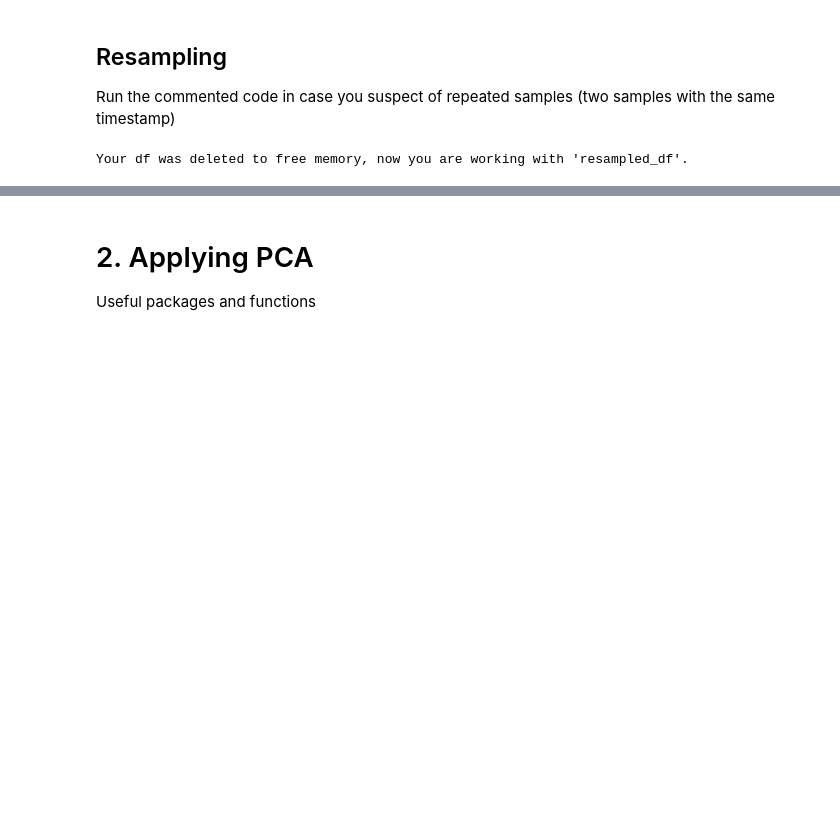
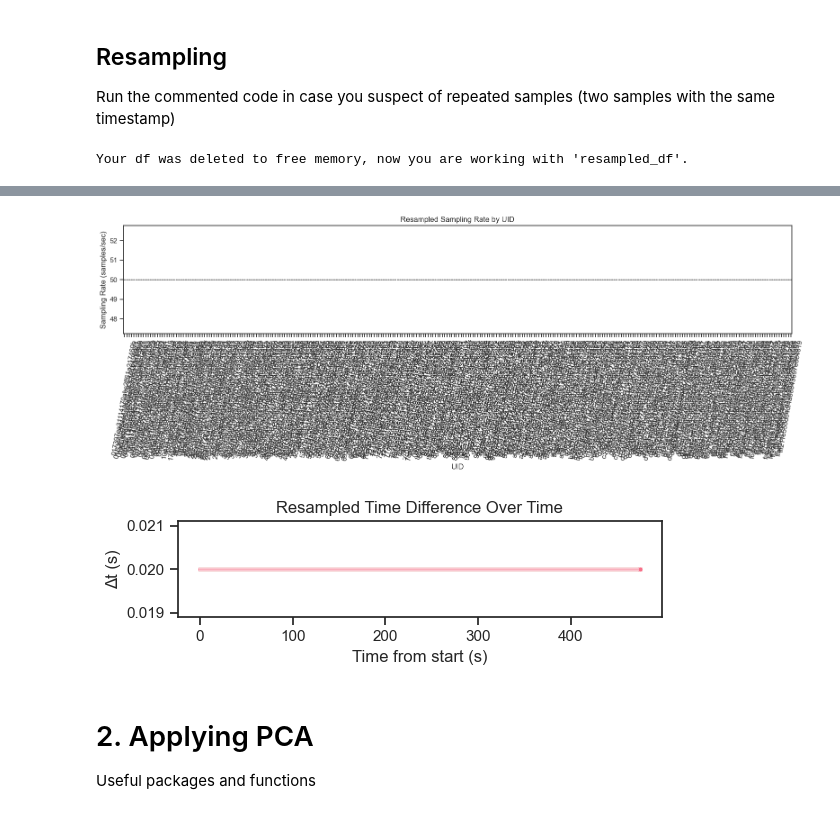
Before and after one commit to JohnMadrid/pca-driving-behavior, a Jupyter notebook: 2_pca.ipynb, the cells around one changed output, grey strips where cells are left out. Saved outputs shown, nothing was run; the diff lists cells and outputs as text; code cells hidden in the pictures; blank space fills up the shorter version.

```diff
--- a/2_pca.ipynb
+++ b/2_pca.ipynb
@@ -239,7 +239,10 @@ resampled_df.head()
 | 3 | 017397ca31114170abc2ff61a217460b | 1970-01-01 02:56:39.720000+00:00 | NoEv | -1.098943 | -3.900335 | 74.650599 | 0.830270 | ... |
 | 4 | 017397ca31114170abc2ff61a217460b | 1970-01-01 02:56:39.740000+00:00 | NoEv | -0.994679 | -3.919528 | 74.621516 | 0.819260 | ... |
 # %%
-# plot_sampling_rate_and_time_diff(resampled_df, title='Resampled')
+plot_sampling_rate_and_time_diff(resampled_df, title='Resampled')
+# %% [output]
+[figure, added]
+[figure, added]
 # %% [markdown]
 # 2. Applying PCA
 Useful packages and functions
```
Also changed, not shown: parts of 4 cells of this notebook.
